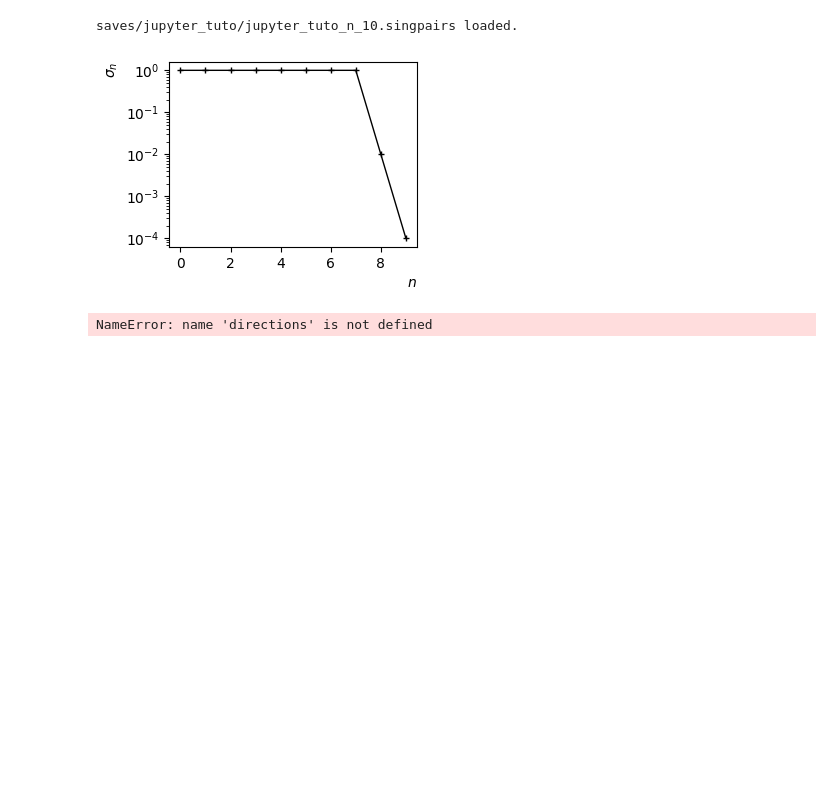
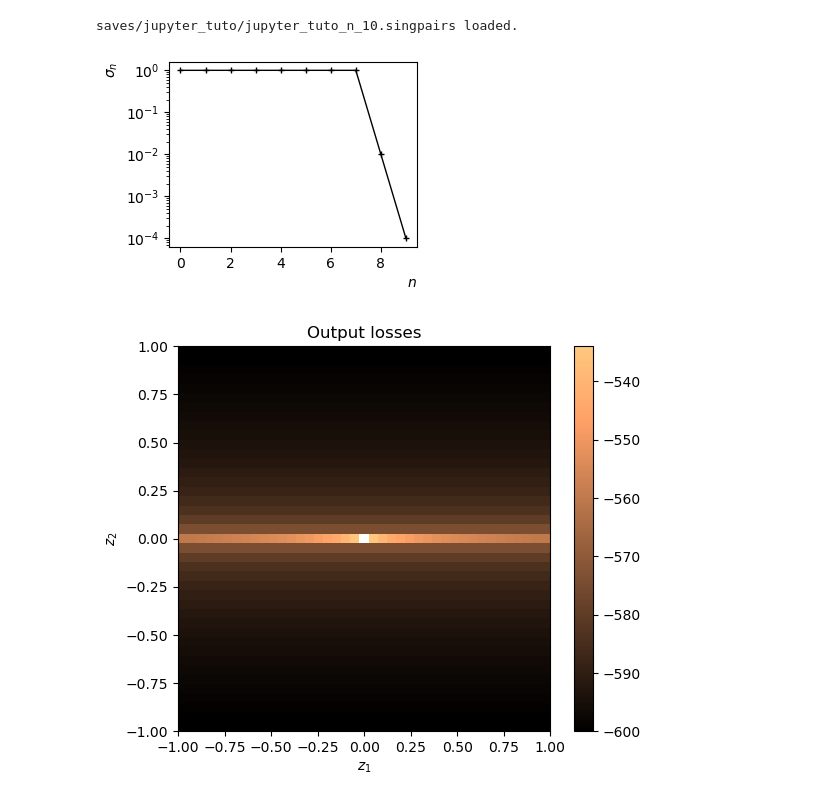
Before and after one commit to munnath/jackpot, a Jupyter notebook: notebooks/jackpot_template.ipynb, the cells around one changed output. Cells and saved outputs as stored; diff of their text form; code cells hidden in the pictures; blank space fills up the shorter version.

```diff
--- a/notebooks/jackpot_template.ipynb
+++ b/notebooks/jackpot_template.ipynb
@@ -11,13 +11,13 @@ params = {
     "save_plot": True,
     "n_singular_pairs": 10,
     "max_compute_time": 3600,
-    "load_sing_pairs": True,
+    "load_sing_pairs": False,
     "save_sing_pairs": True,
     "D": 2,
     "epsilon": 1e-1,
-    "n_points_per_axis": 11,
+    "n_points_per_axis": 41,
     "grid_length": 1.0,
-    "load_manifold": True,
+    "load_manifold": False,
     "save_manifold": True,
 }
 
@@ -55,34 +55,34 @@ jack = Jackpot(Phi, x_est)
 
 jack.set_params(**params)
 # ------------------------------------
 
 
 # ------------------------------------
 # JACOBIAN SINGULAR SPECTRUM
 # ------------------------------------
 jack.jac_spectrum()
 
 # Plot spectrum
 jack.jac_spectrum_plot()
 # ------------------------------------
 
 
 # ------------------------------------
 # JACKPOT MANIFOLD
 # ------------------------------------
 jack.manifold()
 
 # Plot discrepancy
 jack.plot_discrepancy(
     in_SNR=True,
     levels=[20, 30, 40],
     color_levels=["g", "b", "r"],
 )
 # ------------------------------------
 # %% [output]
 saves/jupyter_tuto/jupyter_tuto_n_10.singpairs loaded.
 [figure]
-NameError: name 'directions' is not defined
+[figure, added]
 # %%
 # ########################################################
 # ################# JACKPOT TEMPLATE #####################
```
Also changed, not shown: parts of 8 cells of this notebook, 3 other files.
